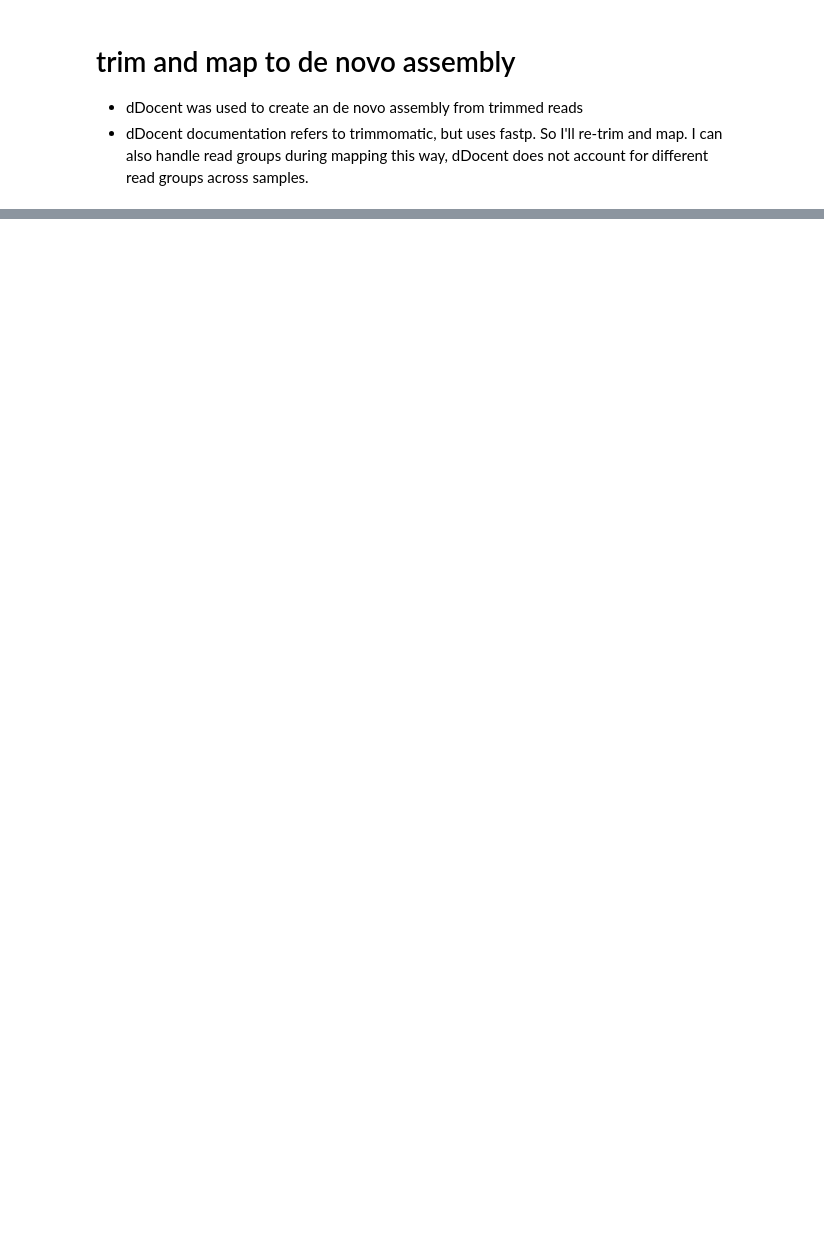
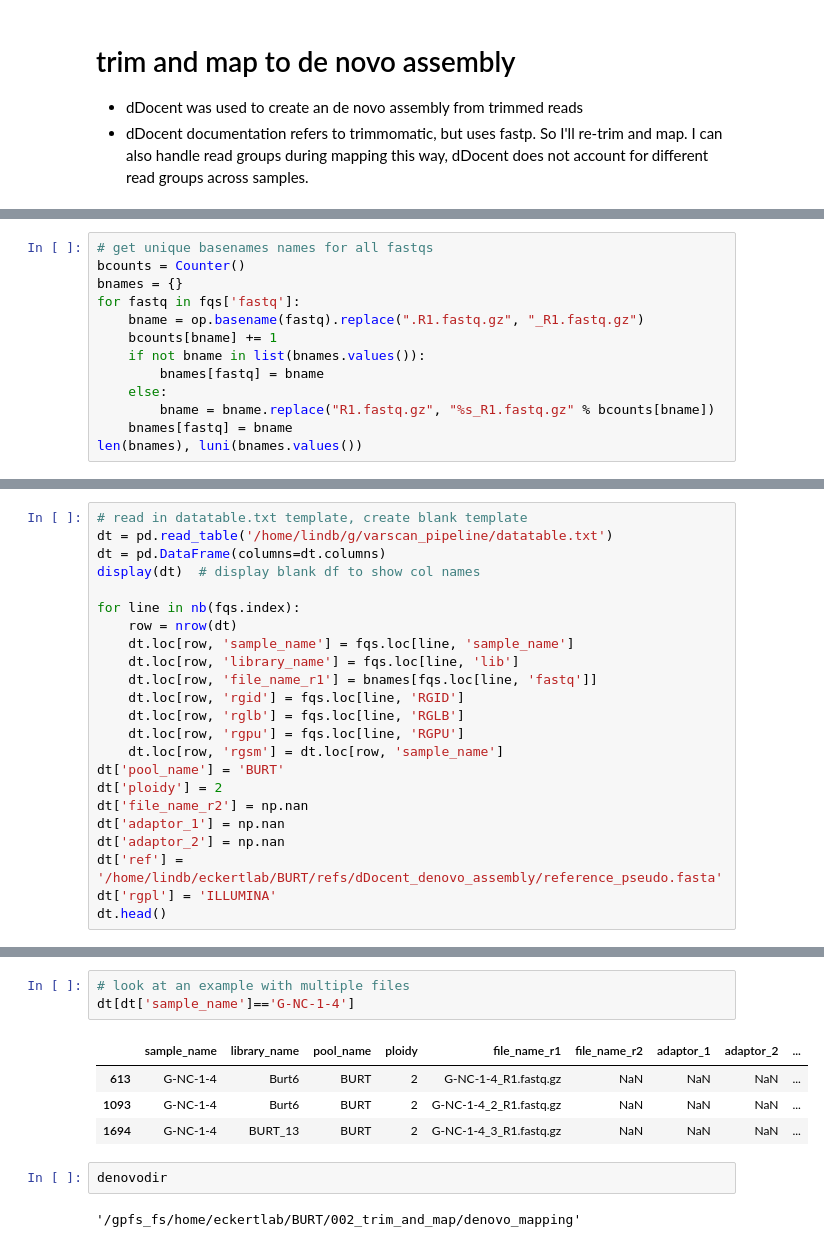
Before and after one commit to brandonlind/BURT, a Jupyter notebook: 002_trim_and_map.ipynb, the cells around one changed output, grey strips where cells are left out. Saved outputs shown, nothing was run; the diff lists cells and outputs as text; blank space fills up the shorter version.

```diff
--- a/002_trim_and_map.ipynb
+++ b/002_trim_and_map.ipynb
@@ -89,0 +83,13 @@ for src in nb(fqs['fastq']):
+# %%
+# get unique basenames names for all fastqs
+bcounts = Counter()
+bnames = {}
+for fastq in fqs['fastq']:
+    bname = op.basename(fastq).replace(".R1.fastq.gz", "_R1.fastq.gz")
+    bcounts[bname] += 1
+    if not bname in list(bnames.values()):
+        bnames[fastq] = bname
+    else:
+        bname = bname.replace("R1.fastq.gz", "%s_R1.fastq.gz" % bcounts[bname])
+    bnames[fastq] = bname
+len(bnames), luni(bnames.values())
@@ -89,0 +98,23 @@ for src in nb(fqs['fastq']):
+# %%
+# read in datatable.txt template, create blank template
+dt = pd.read_table('/home/lindb/g/varscan_pipeline/datatable.txt')
+dt = pd.DataFrame(columns=dt.columns)
+display(dt)  # display blank df to show col names
+
+for line in nb(fqs.index):
+    row = nrow(dt)
+    dt.loc[row, 'sample_name'] = fqs.loc[line, 'sample_name']
+    dt.loc[row, 'library_name'] = fqs.loc[line, 'lib']
+    dt.loc[row, 'file_name_r1'] = bnames[fqs.loc[line, 'fastq']]
+    dt.loc[row, 'rgid'] = fqs.loc[line, 'RGID']
+    dt.loc[row, 'rglb'] = fqs.loc[line, 'RGLB']
+    dt.loc[row, 'rgpu'] = fqs.loc[line, 'RGPU']
+    dt.loc[row, 'rgsm'] = dt.loc[row, 'sample_name']
+dt['pool_name'] = 'BURT'
+dt['ploidy'] = 2
+dt['file_name_r2'] = np.nan
+dt['adaptor_1'] = np.nan
+dt['adaptor_2'] = np.nan
+dt['ref'] = '/home/lindb/eckertlab/BURT/refs/dDocent_denovo_assembly/reference_pseudo.fasta'
+dt['rgpl'] = 'ILLUMINA'
+dt.head()
@@ -89,0 +129,12 @@ for src in nb(fqs['fastq']):
+# %%
+# look at an example with multiple files
+dt[dt['sample_name']=='G-NC-1-4']
+# %% [output]
+|  | sample_name | library_name | pool_name | ploidy | file_name_r1 | file_name_r2 | adaptor_1 | adaptor_2 | ... |
+| 613 | G-NC-1-4 | Burt6 | BURT | 2 | G-NC-1-4_R1.fastq.gz | NaN | NaN | NaN | ... |
+| 1093 | G-NC-1-4 | Burt6 | BURT | 2 | G-NC-1-4_2_R1.fastq.gz | NaN | NaN | NaN | ... |
+| 1694 | G-NC-1-4 | BURT_13 | BURT | 2 | G-NC-1-4_3_R1.fastq.gz | NaN | NaN | NaN | ... |
+# %%
+denovodir
+# %% [output]
+'/gpfs_fs/home/eckertlab/BURT/002_trim_and_map/denovo_mapping'
```
Also changed, not shown: parts of 77 cells of this notebook, 1 other file.
